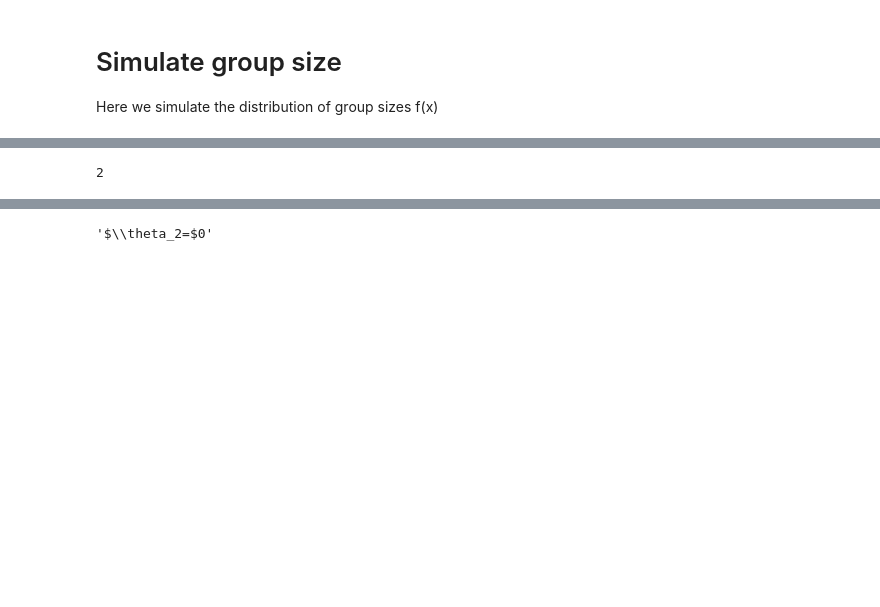
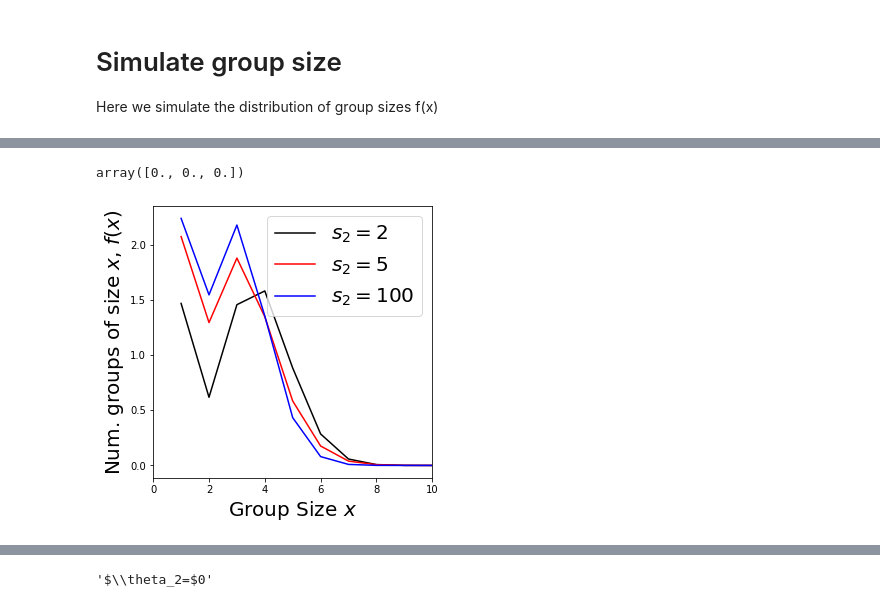
Before and after one commit to taliaborofsky/AdaptiveDynamics_CH_RS, a Jupyter notebook: Group_Size_Simulate.ipynb, the cells around one changed output, grey strips where cells are left out. Drawn from its saved outputs; the diff is of its cells as text; code cells hidden in the pictures; blank space fills up the shorter version.

Commit message:
updated capture prob and group formation

```diff
--- a/Group_Size_Simulate.ipynb
+++ b/Group_Size_Simulate.ipynb
@@ -185,4 +238,0 @@ def mean_group_size(f_of_x_vec,p,x_max):
-# %%
-x0
-# %% [output]
-2
@@ -192,0 +239,5 @@ full_f_vec = [f_of_1, *out[-1]]
+# %%
+x = [1,1,1]
+np.zeros(np.shape(x))
+# %% [output]
+array([0., 0., 0.])
@@ -192,0 +311,20 @@ full_f_vec = [f_of_1, *out[-1]]
+# %%
+p = 20
+M1 = 10; M2 = 10
+
+params = dict(b1=1,b2=0.1,a1 = 1, a2 = 1, h1 = 0.5,h2 = 0.5, α1_of_1 = 0.05, α2_of_1 = 0.95, s1 = 2, s2 = 2,
+             δ=0, τx=0.01, r=0,γ=0, x_max=10, d = 2)
+
+
+
+
+
+param_vec = [2,5,100]
+param_key = "s2"
+linelabel = r'$s_2=$'+'%d'
+
+fig, ax, full_f_vecs, mean_group_size_membership_vec = plot_f_of_x(p, M1, M2,param_vec, param_key,
+                                                                  linelabel, params.copy(),
+                                                                  tsteps = 200, t_f = 2)
+# %% [output]
+[figure, new version]
```
Also changed, not shown: parts of 15 cells of this notebook, 1 other file.
